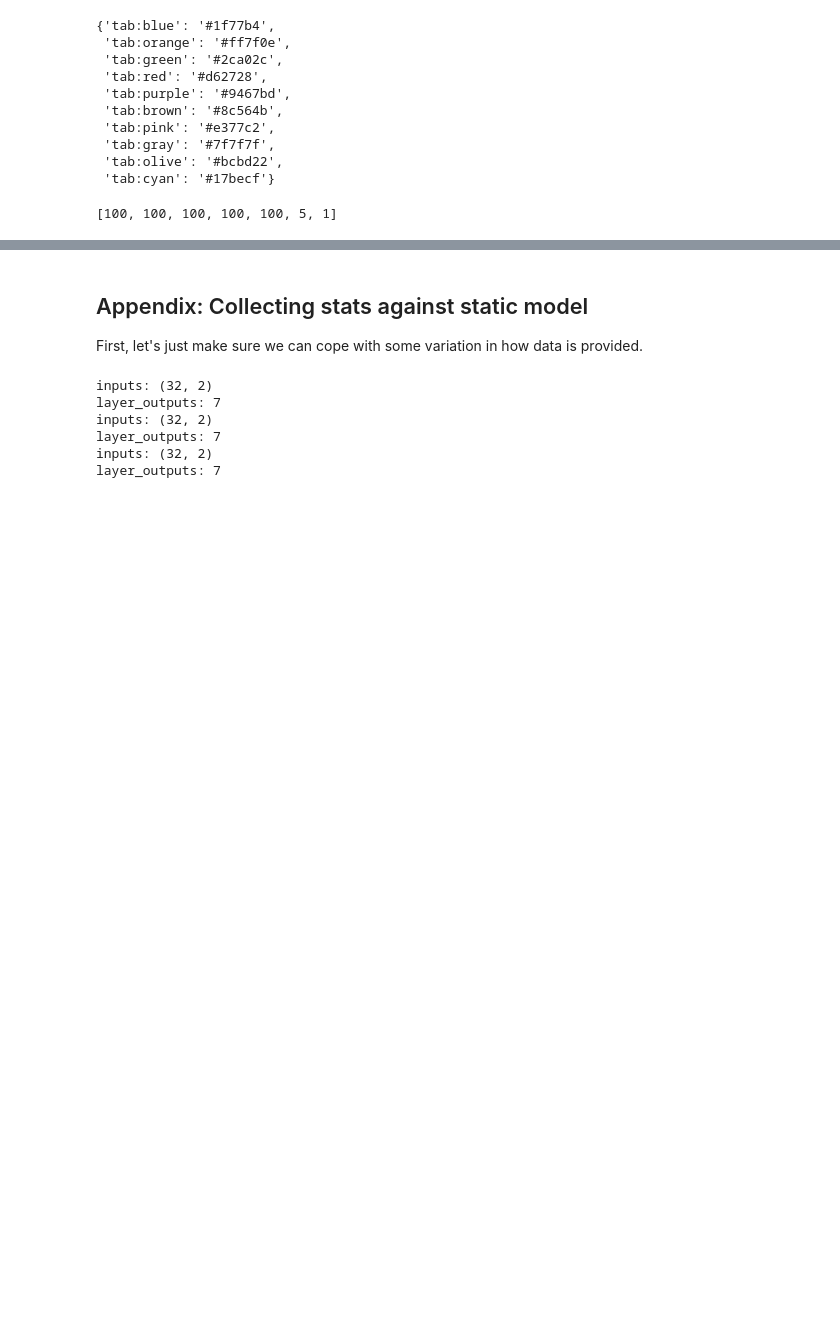
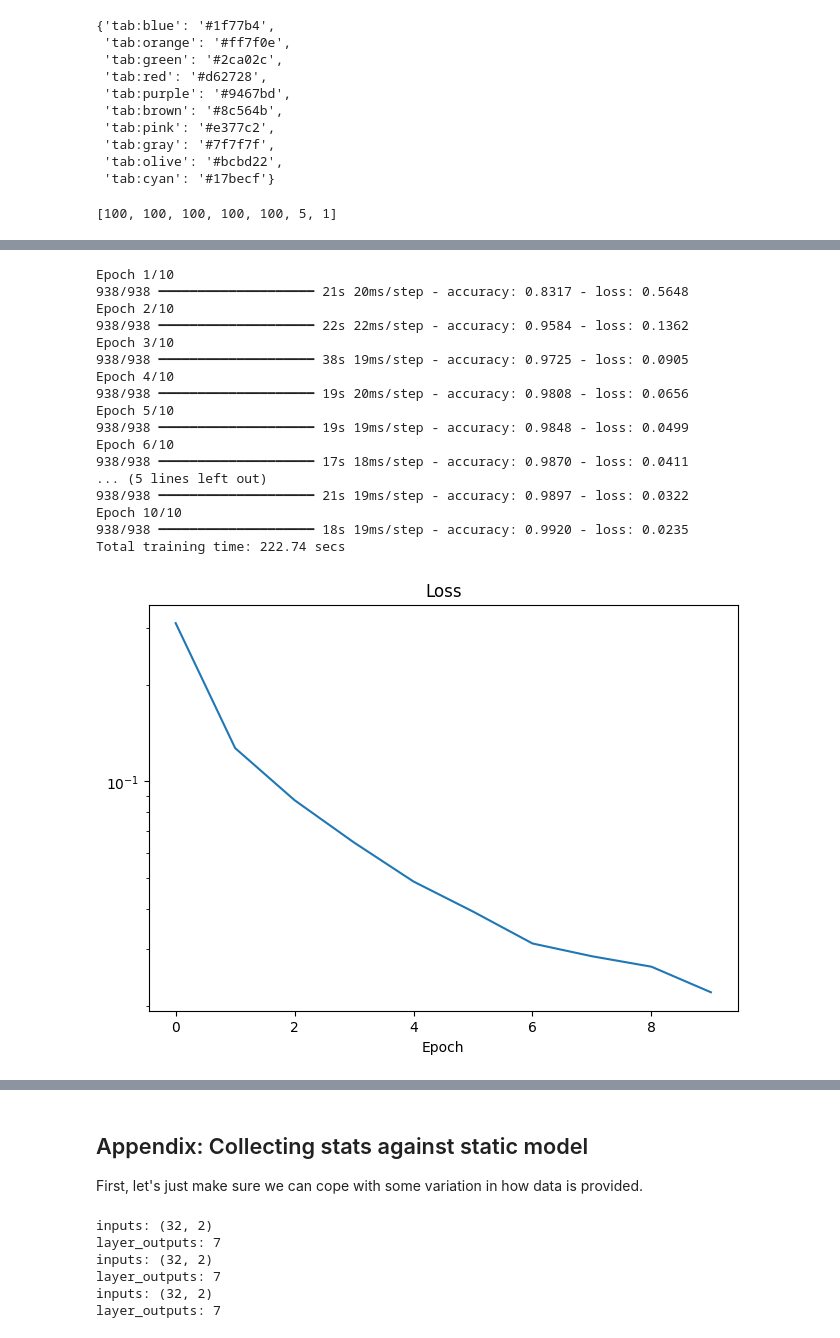
Before and after one commit to malcolmlett/training-instrumentation-toolkit, a Jupyter notebook: Learning_visualisations_v8.ipynb, the cells around one changed output, grey strips where cells are left out. Cells and saved outputs as stored; diff of their text form; code cells hidden in the pictures; blank space fills up the shorter version.

```diff
--- a/Learning_visualisations_v8.ipynb
+++ b/Learning_visualisations_v8.ipynb
@@ -377,0 +385,25 @@ mm = tf.keras.Model(inputs=model.inputs, outputs=[layer.output for layer in mode
+# %%
+def mnist_model():
+  model = tf.keras.Sequential([
+    layers.Input(shape=(28, 28)),
+    layers.Flatten(),
+    layers.Dense(128, activation='relu'),
+    layers.Dense(64, activation='relu'),
+    layers.Dense(32, activation='relu'),
+    layers.Dense(10, activation='softmax')  # Output layer for 10 classes
+  ])
+  model.compile(optimizer='adam',
+              loss='sparse_categorical_crossentropy',
+              metrics=['accuracy'])
+
+  return model
+
+def mnist_dataset():
+  np.random.seed(1)
+  (x_train, y_train), _ = tf.keras.datasets.mnist.load_data()
+  # Normalize the data
+  x_train = x_train / 255.0
+  return x_train, y_train
+
+train_X, train_Y = mnist_dataset()
+print(f"train_X: {train_X.shape}, train_Y: {train_Y.shape}")
@@ -377,0 +414,30 @@ mm = tf.keras.Model(inputs=model.inputs, outputs=[layer.output for layer in mode
+# %%
+start = tf.timestamp()
+model = mnist_model()
+dataset = tf.data.Dataset.from_tensor_slices((train_X, train_Y)).batch(64)
+activity = ActivityRateCallback(dataset, interval=1)
+history = model.fit(dataset, epochs=10, callbacks=[activity])
+duration = tf.timestamp() - start
+print(f"Total training time: {duration.numpy():.2f} secs")
+plot_fit(history)
+
+plot_activity(activity)
+# %% [output]
+Epoch 1/10
+938/938 ━━━━━━━━━━━━━━━━━━━━ 21s 20ms/step - accuracy: 0.8317 - loss: 0.5648
+Epoch 2/10
+938/938 ━━━━━━━━━━━━━━━━━━━━ 22s 22ms/step - accuracy: 0.9584 - loss: 0.1362
+Epoch 3/10
+938/938 ━━━━━━━━━━━━━━━━━━━━ 38s 19ms/step - accuracy: 0.9725 - loss: 0.0905
+Epoch 4/10
+938/938 ━━━━━━━━━━━━━━━━━━━━ 19s 20ms/step - accuracy: 0.9808 - loss: 0.0656
+Epoch 5/10
+938/938 ━━━━━━━━━━━━━━━━━━━━ 19s 19ms/step - accuracy: 0.9848 - loss: 0.0499
+Epoch 6/10
+938/938 ━━━━━━━━━━━━━━━━━━━━ 17s 18ms/step - accuracy: 0.9870 - loss: 0.0411
+... (5 lines left out)
+938/938 ━━━━━━━━━━━━━━━━━━━━ 21s 19ms/step - accuracy: 0.9897 - loss: 0.0322
+Epoch 10/10
+938/938 ━━━━━━━━━━━━━━━━━━━━ 18s 19ms/step - accuracy: 0.9920 - loss: 0.0235
+Total training time: 222.74 secs
+[figure, added]
```
Also changed, not shown: parts of 17 cells of this notebook.
